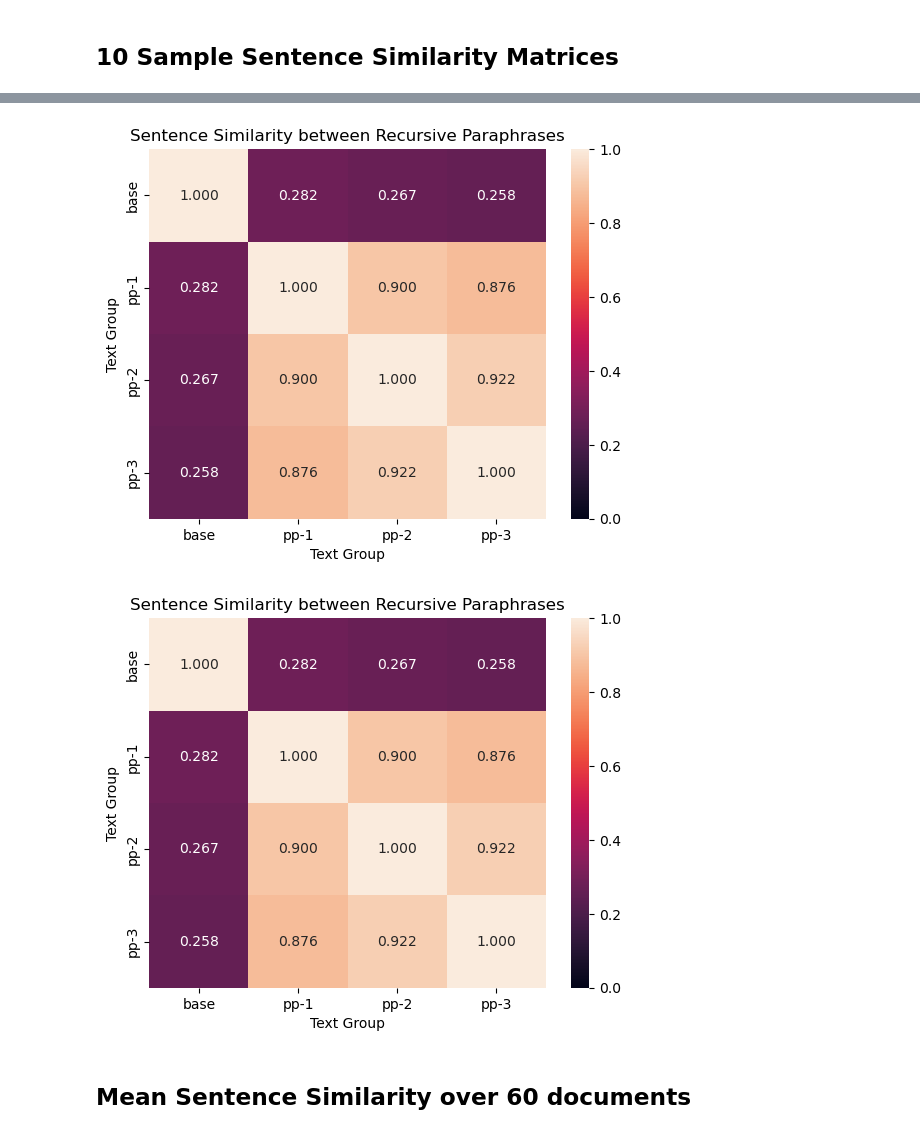
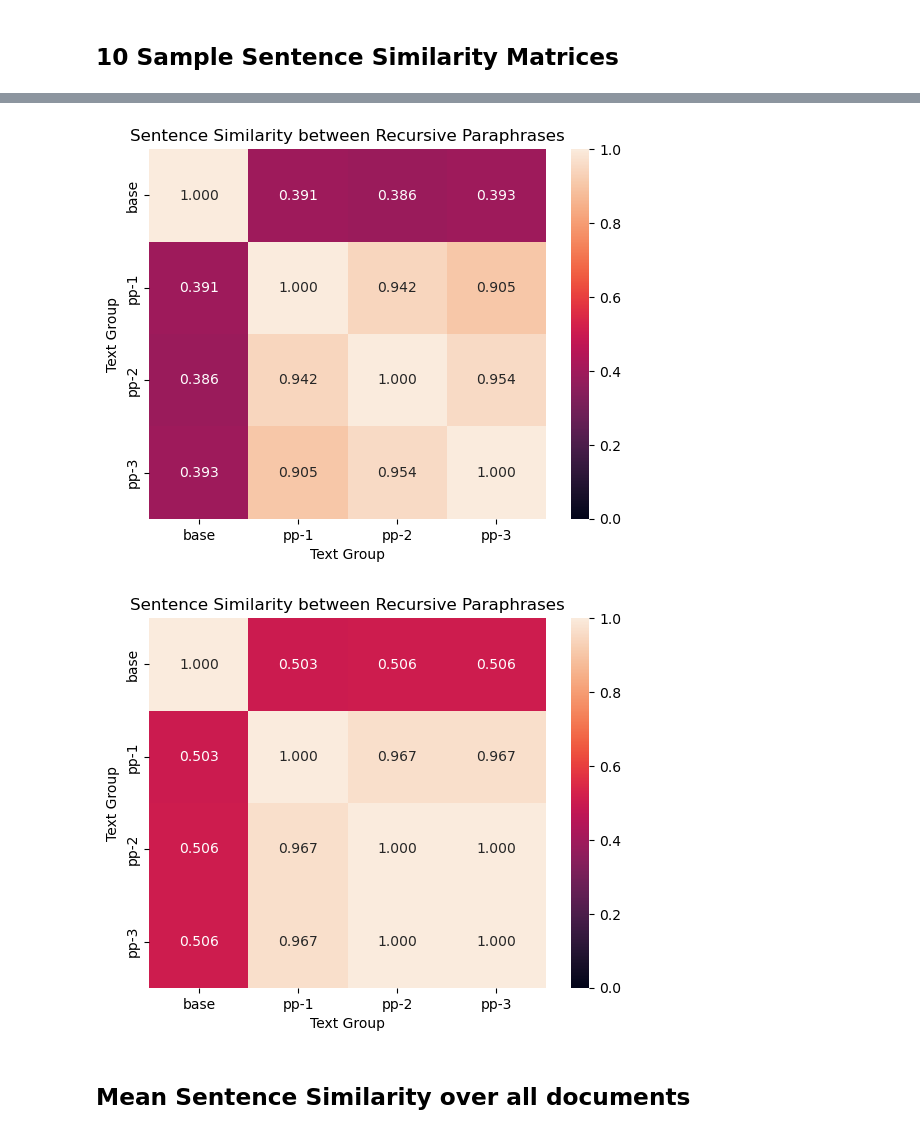
Before and after one commit to SamSJackson/Level4-Proj, a Jupyter notebook: data/notebooks/sentence_similarity.ipynb, the cells around one changed output, grey strips where cells are left out. Cells and saved outputs as stored; diff of their text form; code cells hidden in the pictures.

```diff
--- a/data/notebooks/sentence_similarity.ipynb
+++ b/data/notebooks/sentence_similarity.ipynb
@@ -4,7 +4,7 @@ import pandas as pd
 import matplotlib.pyplot as plt, seaborn as sns
 from sentence_transformers import SentenceTransformer, util
 # %%
-path = "../processed/train/paraphrased/paraphrase_humarin_samples_62_02_12_23.csv"
+path = "../processed/train/paraphrased/paraphrase_humarin_samples_llama-2-7b_251_05_12_2023.csv"
 df = pd.read_csv(path)
 # %%
 def generate_similarity_matrix(df, model, row=None):
@@ -22,7 +22,7 @@ def generate_similarity_matrix(df, model, row=None):
 def plot_image(cosine_scores, save=False, save_location=None):
     labels = ["base", "pp-1", "pp-2", "pp-3"]
 
-    ax = sns.heatmap(mu, annot=True, fmt='.3f', xticklabels=labels, yticklabels=labels, vmin=0, vmax=1)
+    ax = sns.heatmap(cosine_scores, annot=True, fmt='.3f', xticklabels=labels, yticklabels=labels, vmin=0, vmax=1)
     ax.set_ylabel("Text Group")
     ax.set_xlabel("Text Group")
     ax.set_title("Sentence Similarity between Recursive Paraphrases")
@@ -56,7 +56,7 @@ model = SentenceTransformer("all-MiniLM-L6-v2")
 # %% [markdown]
 ## 10 Sample Sentence Similarity Matrices
 # %%
-base_path = "../results/images/sentence_similarity/gpt-2-december/"
+base_path = "../results/images/sentence_similarity/llama-2-7b-december/"
 for i in range(10):
     id, cosine_scores = generate_similarity_matrix(df, model)
     save_location = base_path + f"article_{id}.png"
@@ -73,7 +73,7 @@ for i in range(10):
-[figure, old version]
+[figure, new version]
-[figure, old version]
+[figure, new version]
 # %% [markdown]
-## Mean Sentence Similarity over 60 documents
+## Mean Sentence Similarity over all documents
 # %%
 no_sentences = 4
 all_cosine_scores = np.zeros(shape=(df.shape[0], no_sentences, no_sentences))
```
Also changed, not shown: parts of 2 cells of this notebook, 41 other files.
